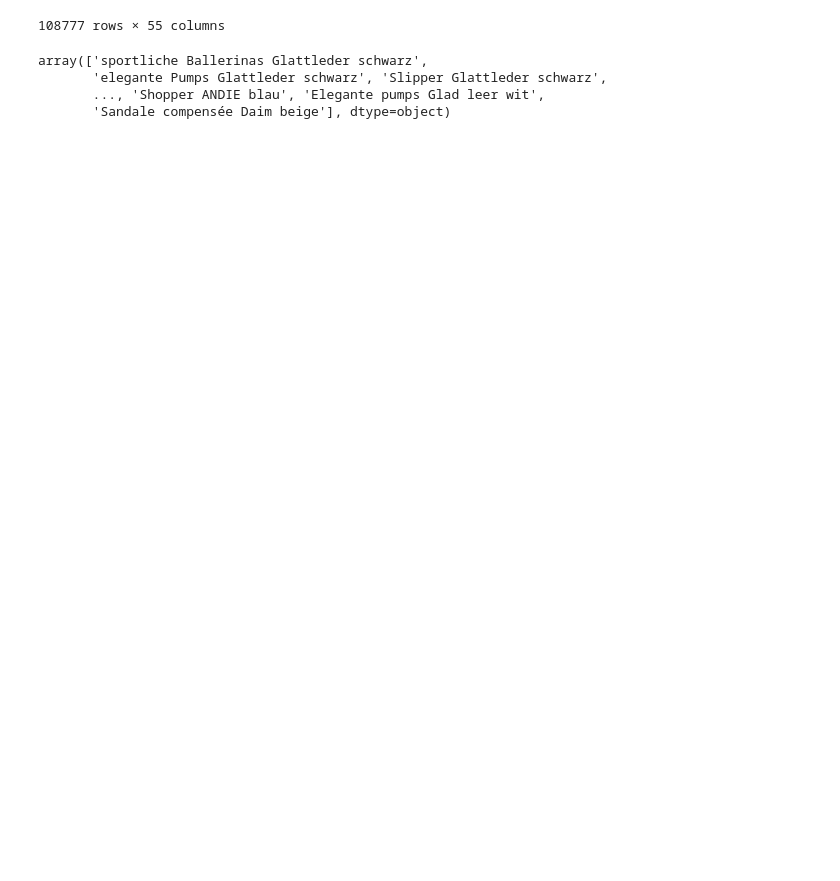
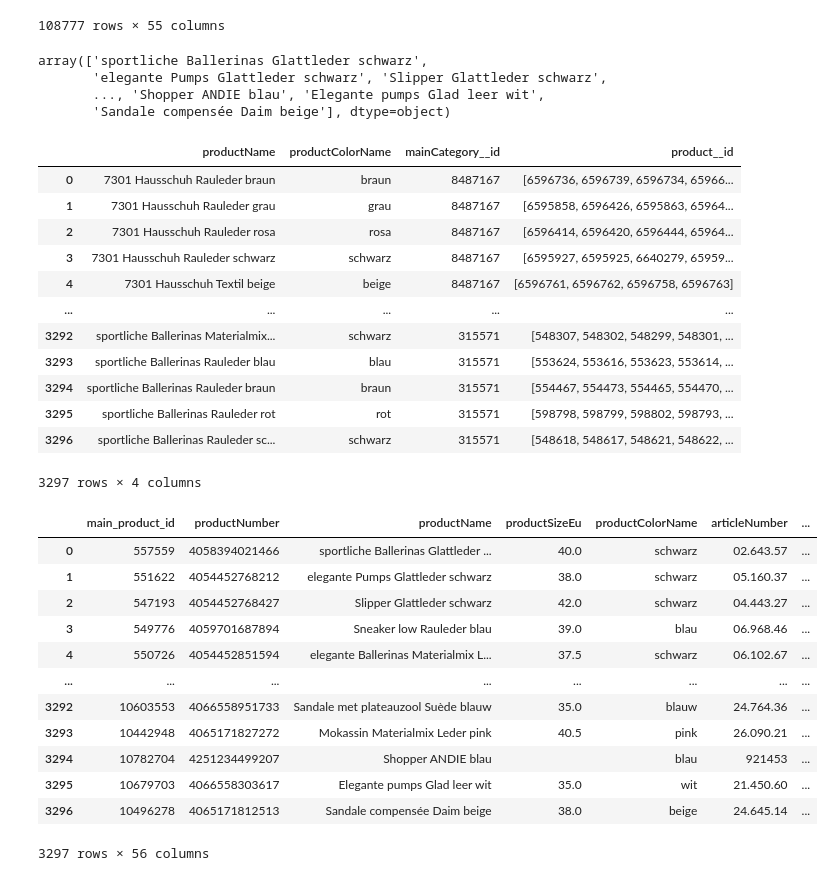
Before and after one commit to tomhuber96/master-thesis-practical-part, a Jupyter notebook: EDA/gabor-only-products-remove-variants.ipynb, the cells around one changed output. Cells and saved outputs as stored; diff of their text form; code cells hidden in the pictures; blank space fills up the shorter version.

```diff
--- a/EDA/gabor-only-products-remove-variants.ipynb
+++ b/EDA/gabor-only-products-remove-variants.ipynb
@@ -31,3 +31,49 @@ array(['sportliche Ballerinas Glattleder schwarz',
        'elegante Pumps Glattleder schwarz', 'Slipper Glattleder schwarz',
        ..., 'Shopper ANDIE blau', 'Elegante pumps Glad leer wit',
        'Sandale compensée Daim beige'], dtype=object)
+# %%
+pd.set_option('display.max_colwidth', None)
+duplicates_mask = product_data.duplicated(subset=['productName', 'productColorName', 'mainCategory__id'], keep='first')
+df_no_duplicates = product_data[~duplicates_mask]
+
+# Grouping by the specified columns and aggregating product__id values as lists
+duplicate_product_ids = product_data.groupby(['productName', 'productColorName', 'mainCategory__id'])['product__id'].agg(list).reset_index()
+display(duplicate_product_ids)
+# Merging the duplicate_product_ids with df_no_duplicates based on common columns
+df_no_duplicates = df_no_duplicates.merge(duplicate_product_ids, on=['productName', 'productColorName', 'mainCategory__id'], how='left')
+
+# Renaming the new column
+df_no_duplicates.rename(columns={'product__id_y': 'duplicate_product__ids'}, inplace=True)
+
+# Dropping the unnecessary columns
+df_no_duplicates.rename(columns={'product__id_x': 'main_product_id'}, inplace=True)
+
+# Displaying the final DataFrame
+display(df_no_duplicates)
+# %% [output]
+|  | productName | productColorName | mainCategory__id | product__id |
+| 0 | 7301 Hausschuh Rauleder braun | braun | 8487167 | [6596736, 6596739, 6596734, 65966... |
+| 1 | 7301 Hausschuh Rauleder grau | grau | 8487167 | [6595858, 6596426, 6595863, 65964... |
+| 2 | 7301 Hausschuh Rauleder rosa | rosa | 8487167 | [6596414, 6596420, 6596444, 65964... |
+| 3 | 7301 Hausschuh Rauleder schwarz | schwarz | 8487167 | [6595927, 6595925, 6640279, 65959... |
+| 4 | 7301 Hausschuh Textil beige | beige | 8487167 | [6596761, 6596762, 6596758, 6596763] |
+| ... | ... | ... | ... | ... |
+| 3292 | sportliche Ballerinas Materialmix... | schwarz | 315571 | [548307, 548302, 548299, 548301, ... |
+| 3293 | sportliche Ballerinas Rauleder blau | blau | 315571 | [553624, 553616, 553623, 553614, ... |
+| 3294 | sportliche Ballerinas Rauleder braun | braun | 315571 | [554467, 554473, 554465, 554470, ... |
+| 3295 | sportliche Ballerinas Rauleder rot | rot | 315571 | [598798, 598799, 598802, 598793, ... |
+| 3296 | sportliche Ballerinas Rauleder sc... | schwarz | 315571 | [548618, 548617, 548621, 548622, ... |
+3297 rows × 4 columns
+|  | main_product_id | productNumber | productName | productSizeEu | productColorName | articleNumber | ... |
+| 0 | 557559 | 4058394021466 | sportliche Ballerinas Glattleder ... | 40.0 | schwarz | 02.643.57 | ... |
+| 1 | 551622 | 4054452768212 | elegante Pumps Glattleder schwarz | 38.0 | schwarz | 05.160.37 | ... |
+| 2 | 547193 | 4054452768427 | Slipper Glattleder schwarz | 42.0 | schwarz | 04.443.27 | ... |
+| 3 | 549776 | 4059701687894 | Sneaker low Rauleder blau | 39.0 | blau | 06.968.46 | ... |
+| 4 | 550726 | 4054452851594 | elegante Ballerinas Materialmix L... | 37.5 | schwarz | 06.102.67 | ... |
+| ... | ... | ... | ... | ... | ... | ... | ... |
+| 3292 | 10603553 | 4066558951733 | Sandale met plateauzool Suède blauw | 35.0 | blauw | 24.764.36 | ... |
+| 3293 | 10442948 | 4065171827272 | Mokassin Materialmix Leder pink | 40.5 | pink | 26.090.21 | ... |
+| 3294 | 10782704 | 4251234499207 | Shopper ANDIE blau |  | blau | 921453 | ... |
+| 3295 | 10679703 | 4066558303617 | Elegante pumps Glad leer wit | 35.0 | wit | 21.450.60 | ... |
+| 3296 | 10496278 | 4065171812513 | Sandale compensée Daim beige | 38.0 | beige | 24.645.14 | ... |
+3297 rows × 56 columns
```
Also changed, not shown: parts of 3 cells of this notebook.
